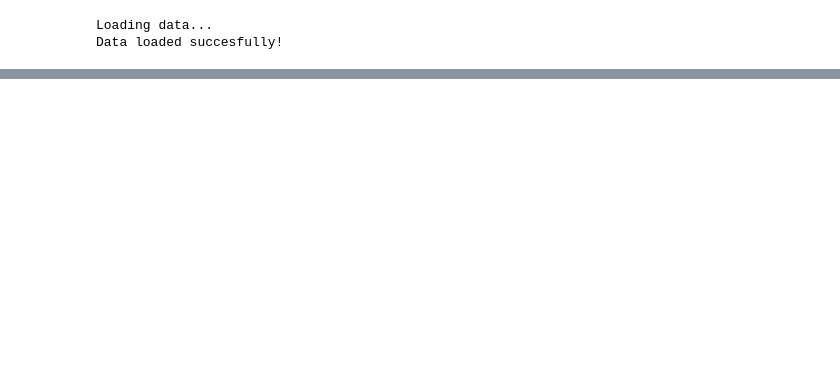
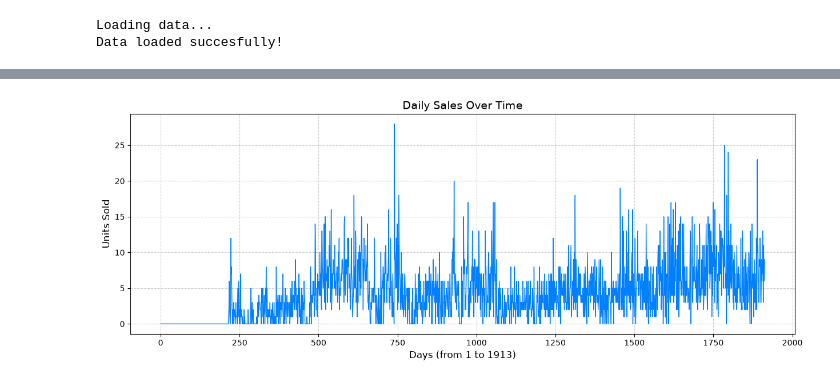
Before and after one commit to roooooh1t/Adaptive-Time-Series-Forecasting-Engine, a Jupyter notebook: src/models/classical/MA.ipynb, the cells around one changed output, grey strips where cells are left out. Saved outputs shown, nothing was run; the diff lists cells and outputs as text; code cells hidden in the pictures; blank space fills up the shorter version.

```diff
--- a/src/models/classical/MA.ipynb
+++ b/src/models/classical/MA.ipynb
@@ -44 +44,3 @@ df.T
 1913 rows × 1 columns
+# %%
+sales = df.iloc[0].values
@@ -44,0 +51,12 @@ df.T
+# %%
+plt.figure(figsize=(15, 5))
+plt.plot(sales, color="#0080ff", linewidth=1)
+
+plt.title("Daily Sales Over Time", fontsize=14)
+plt.xlabel("Days (from 1 to 1913)", fontsize=12)
+plt.ylabel("Units Sold", fontsize=12)
+plt.grid(True, linestyle='--', alpha=0.6)
+
+plt.show()
+# %% [output]
+[figure, added]
```
Also changed, not shown: parts of 8 cells of this notebook, 3 other files.
